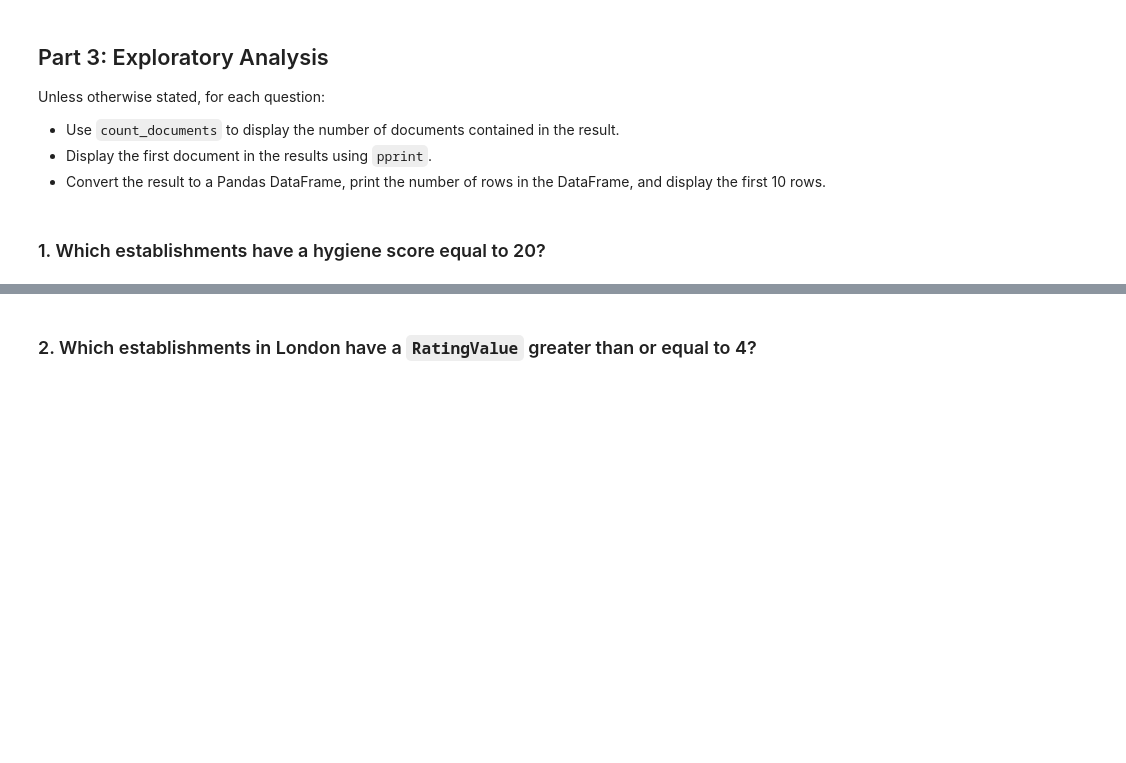
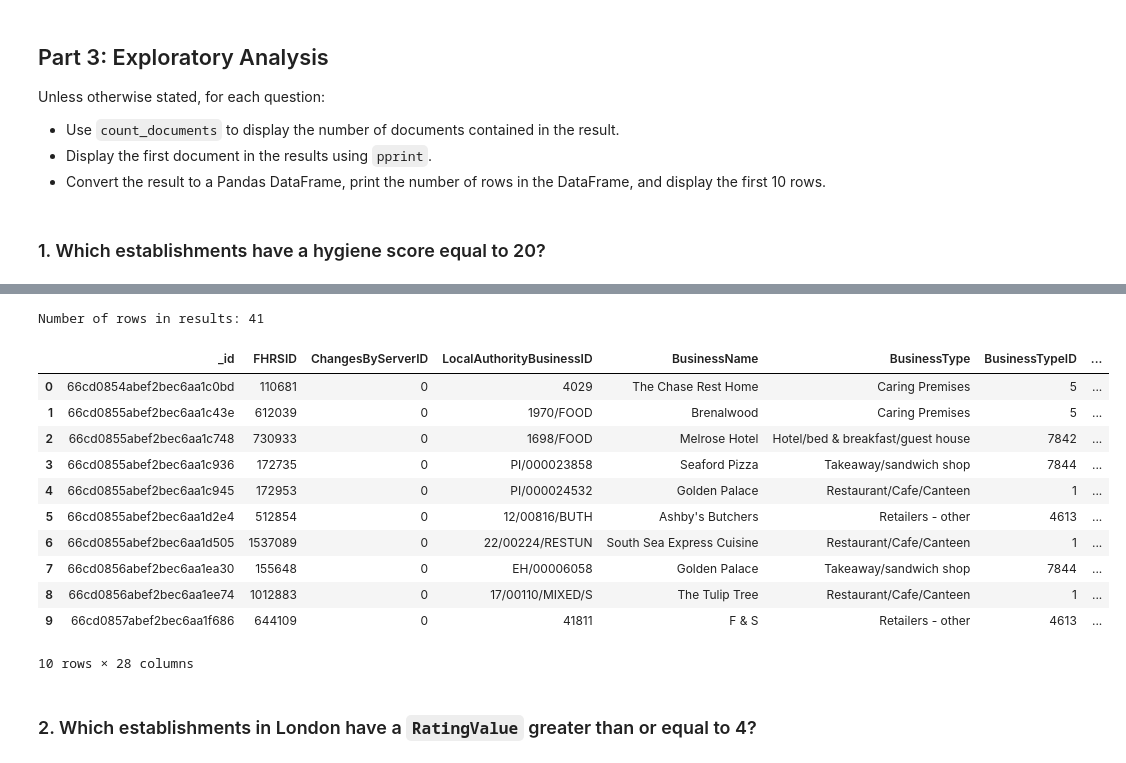
Before and after one commit to RickGrimesCodes/Module-12-Challenge, a Jupyter notebook: NoSQL_analysis_starter.ipynb, the cells around one changed output, grey strips where cells are left out. Saved outputs shown, nothing was run; the diff lists cells and outputs as text; code cells hidden in the pictures; blank space fills up the shorter version.

```diff
--- a/NoSQL_analysis_starter.ipynb
+++ b/NoSQL_analysis_starter.ipynb
@@ -11,6 +11,6 @@ from pprint import pprint
 mongo = MongoClient(port=27017)
 # %%
 # assign the uk_food database to a variable name
-db = mongo['uk_food']
+foodDB = mongo['uk_food']
 # %%
 # review the collections in our database
@@ -17,6 +20,6 @@ db = mongo['uk_food']
 # %%
 # assign the collection to a variable
-establishments = db['establishments']
+establishments = foodDB['establishments']
 # %% [markdown]
 ## Part 3: Exploratory Analysis
 Unless otherwise stated, for each question:
@@ -27,8 +30,10 @@ Unless otherwise stated, for each question:
 ### 1. Which establishments have a hygiene score equal to 20?
 # %%
 # Find the establishments with a hygiene score of 20
-query =
+query = {'scores.Hygiene': 20}
 
 # Use count_documents to display the number of documents in the result
-
+print(f"Number of documents in result: {establishments.count_documents(query)}")
 # Display the first document in the results using pprint
+results = establishments.find(query)
+pprint(results[0])
@@ -35,9 +58,25 @@ query =
 # %%
 # Convert the result to a Pandas DataFrame
-
+resultsDF = pd.DataFrame(results)
 # Display the number of rows in the DataFrame
-
+rowCountResults = len(resultsDF)
+print(f'Number of rows in results: {rowCountResults}')
 # Display the first 10 rows of the DataFrame
+resultsDF.head(10)
+# %% [output]
+Number of rows in results: 41
+|  | _id | FHRSID | ChangesByServerID | LocalAuthorityBusinessID | BusinessName | BusinessType | BusinessTypeID | ... |
+| 0 | 66cd0854abef2bec6aa1c0bd | 110681 | 0 | 4029 | The Chase Rest Home | Caring Premises | 5 | ... |
+| 1 | 66cd0855abef2bec6aa1c43e | 612039 | 0 | 1970/FOOD | Brenalwood | Caring Premises | 5 | ... |
+| 2 | 66cd0855abef2bec6aa1c748 | 730933 | 0 | 1698/FOOD | Melrose Hotel | Hotel/bed & breakfast/guest house | 7842 | ... |
+| 3 | 66cd0855abef2bec6aa1c936 | 172735 | 0 | PI/000023858 | Seaford Pizza | Takeaway/sandwich shop | 7844 | ... |
+| 4 | 66cd0855abef2bec6aa1c945 | 172953 | 0 | PI/000024532 | Golden Palace | Restaurant/Cafe/Canteen | 1 | ... |
+| 5 | 66cd0855abef2bec6aa1d2e4 | 512854 | 0 | 12/00816/BUTH | Ashby's Butchers | Retailers - other | 4613 | ... |
+| 6 | 66cd0855abef2bec6aa1d505 | 1537089 | 0 | 22/00224/RESTUN | South Sea Express Cuisine | Restaurant/Cafe/Canteen | 1 | ... |
+| 7 | 66cd0856abef2bec6aa1ea30 | 155648 | 0 | EH/00006058 | Golden Palace | Takeaway/sandwich shop | 7844 | ... |
+| 8 | 66cd0856abef2bec6aa1ee74 | 1012883 | 0 | 17/00110/MIXED/S | The Tulip Tree | Restaurant/Cafe/Canteen | 1 | ... |
+| 9 | 66cd0857abef2bec6aa1f686 | 644109 | 0 | 41811 | F & S | Retailers - other | 4613 | ... |
+10 rows × 28 columns
 # %% [markdown]
 ### 2. Which establishments in London have a `RatingValue` greater than or equal to 4?
 # %%
```
Also changed, not shown: parts of 8 cells of this notebook, 1 other file.
